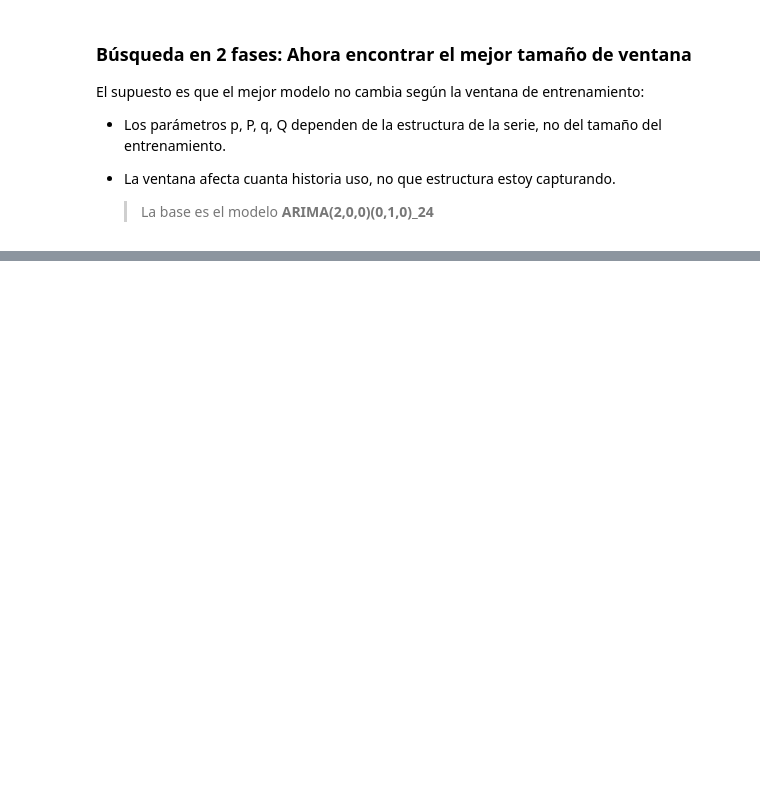
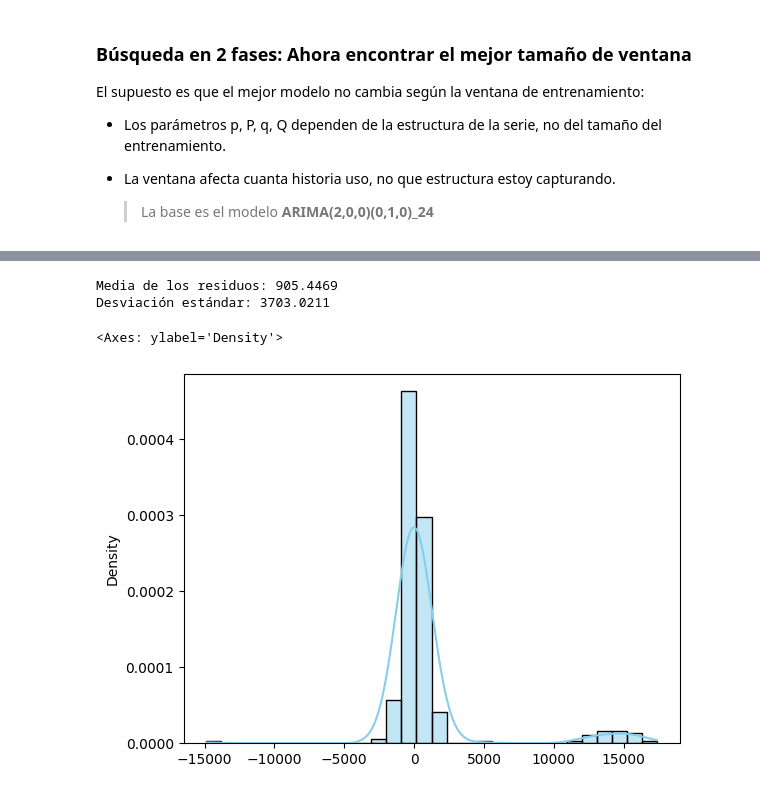
Before and after one commit to JairRamosG/Demanda_Energetica_SARIMA, a Jupyter notebook: notebooks/03_Modelos.ipynb, the cells around one changed output, grey strips where cells are left out. Drawn from its saved outputs; the diff is of its cells as text; code cells hidden in the pictures; blank space fills up the shorter version.

```diff
--- a/notebooks/03_Modelos.ipynb
+++ b/notebooks/03_Modelos.ipynb
@@ -254,0 +280,31 @@ La elección final será el modelo ARIMA(2,0,0)(0,1,0)_24 entrenado con una vent
+# %%
+H = 24
+serie = df_train.copy()
+resultados = []
+
+p = 2
+d = 0
+q = 0
+P = 0
+D = 1
+Q = 0
+s = 24
+
+VENTANA = s*15
+train_ventana = df_train['y'][-(VENTANA + H):-H]
+val_ventana = df_train['y'][-H:]
+
+modelo = SARIMAX(train_ventana, order=(p,d,q), seasonal_order=(P,D,Q,s)).fit(disp=False)
+pred_is = modelo.predict()
+
+residuales = train_ventana.values[1:] - pred_is.values[1:]
+
+print(f"Media de los residuos: {residuales.mean():.4f}")
+print(f"Desviación estándar: {residuales.std():.4f}")
+
+sns.histplot(residuales, kde=True, stat="density", bins=30, color="skyblue")
+# %% [output]
+Media de los residuos: 905.4469
+Desviación estándar: 3703.0211
+<Axes: ylabel='Density'>
+[figure, added]
```
Also changed, not shown: parts of 4 cells of this notebook.
